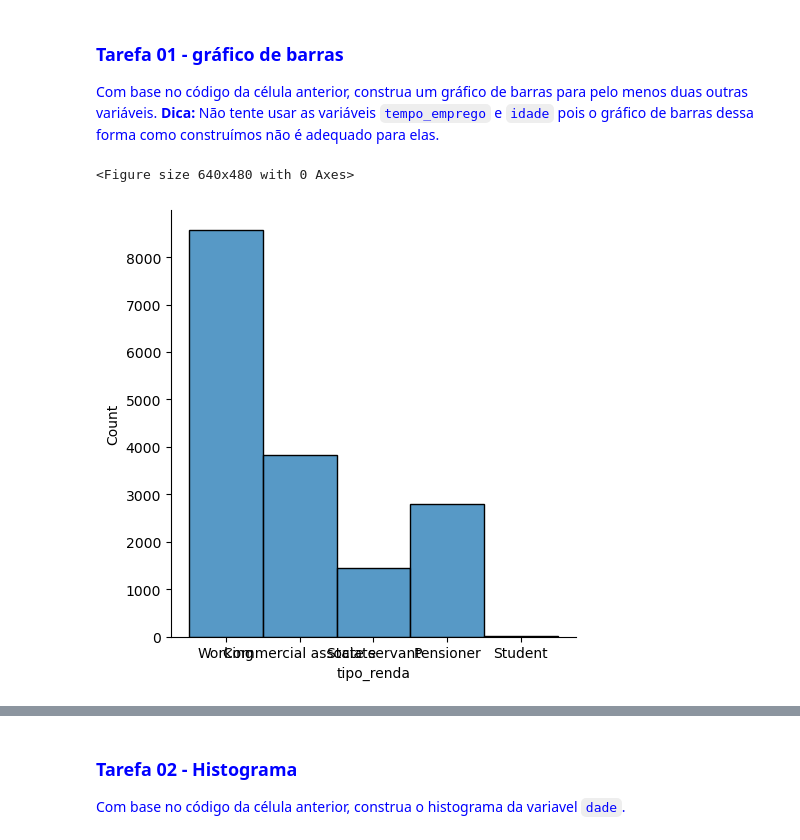
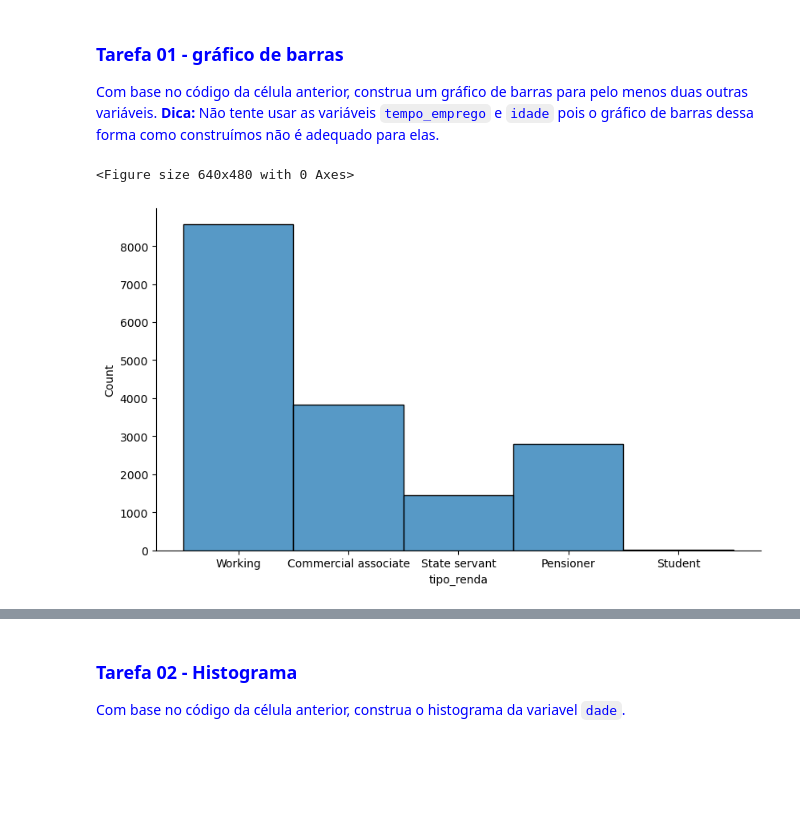
Before and after one commit to sannlin9/Projeto-01-Classificacao-de-credito, a Jupyter notebook: Projeto 01 - Classificação de crédito - CRISP-DM.ipynb, the cells around one changed output, grey strips where cells are left out. Saved outputs shown, nothing was run; the diff lists cells and outputs as text; code cells hidden in the pictures; blank space fills up the shorter version.

```diff
--- a/Projeto 01 - Classificação de crédito - CRISP-DM.ipynb
+++ b/Projeto 01 - Classificação de crédito - CRISP-DM.ipynb
@@ -104,12 +104,12 @@ grafico_barras = df[var].value_counts().plot.bar()
 # %%
 plt.clf()
 var = "tipo_renda"
 
-sns.displot(df, x = var, bins = 50)
+sns.displot(df, x = var, bins = 50, aspect = 1.7)
 plt.show()
 # %% [output]
 <Figure size 640x480 with 0 Axes>
-[figure, old version]
+[figure, new version]
 # %%
 plt.clf()
 var = "educacao"
```
Also changed, not shown: parts of 10 cells of this notebook.
